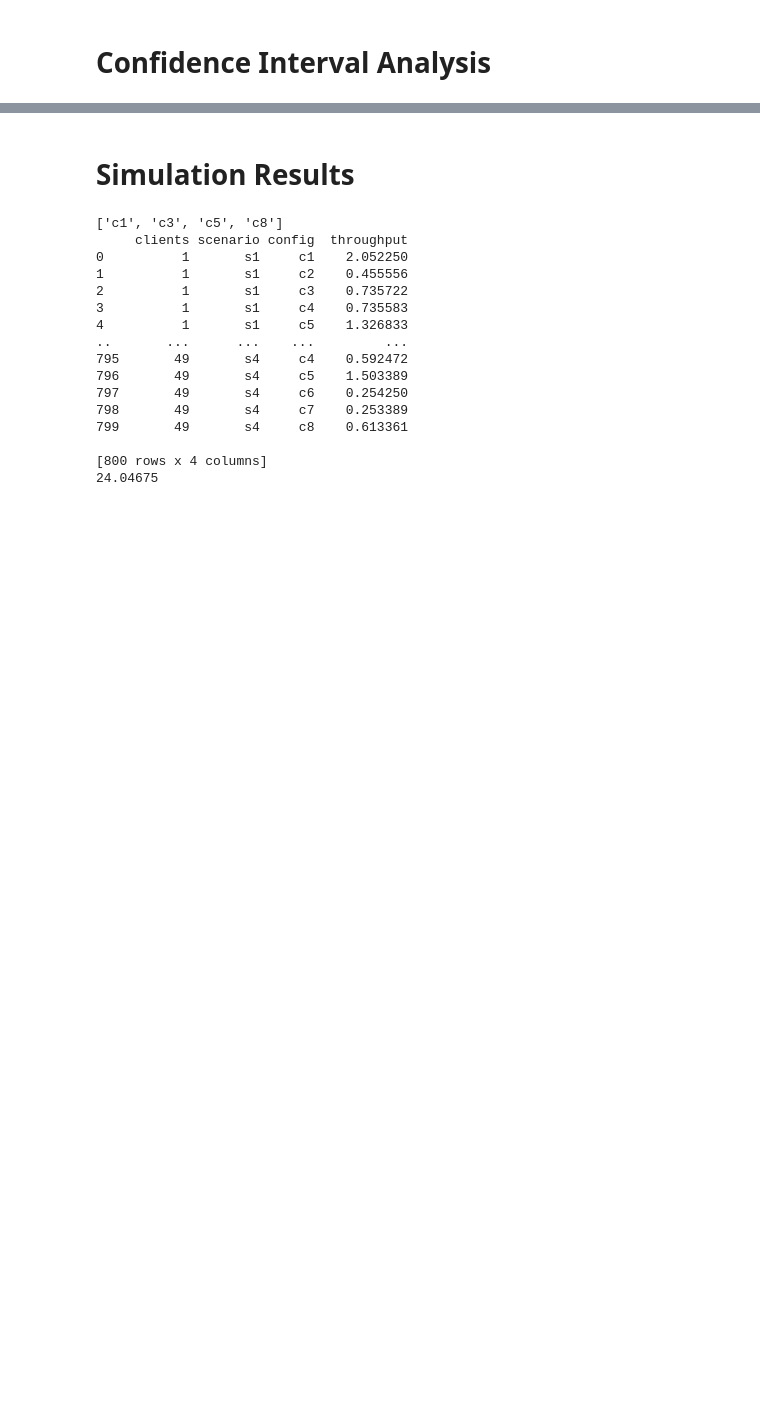
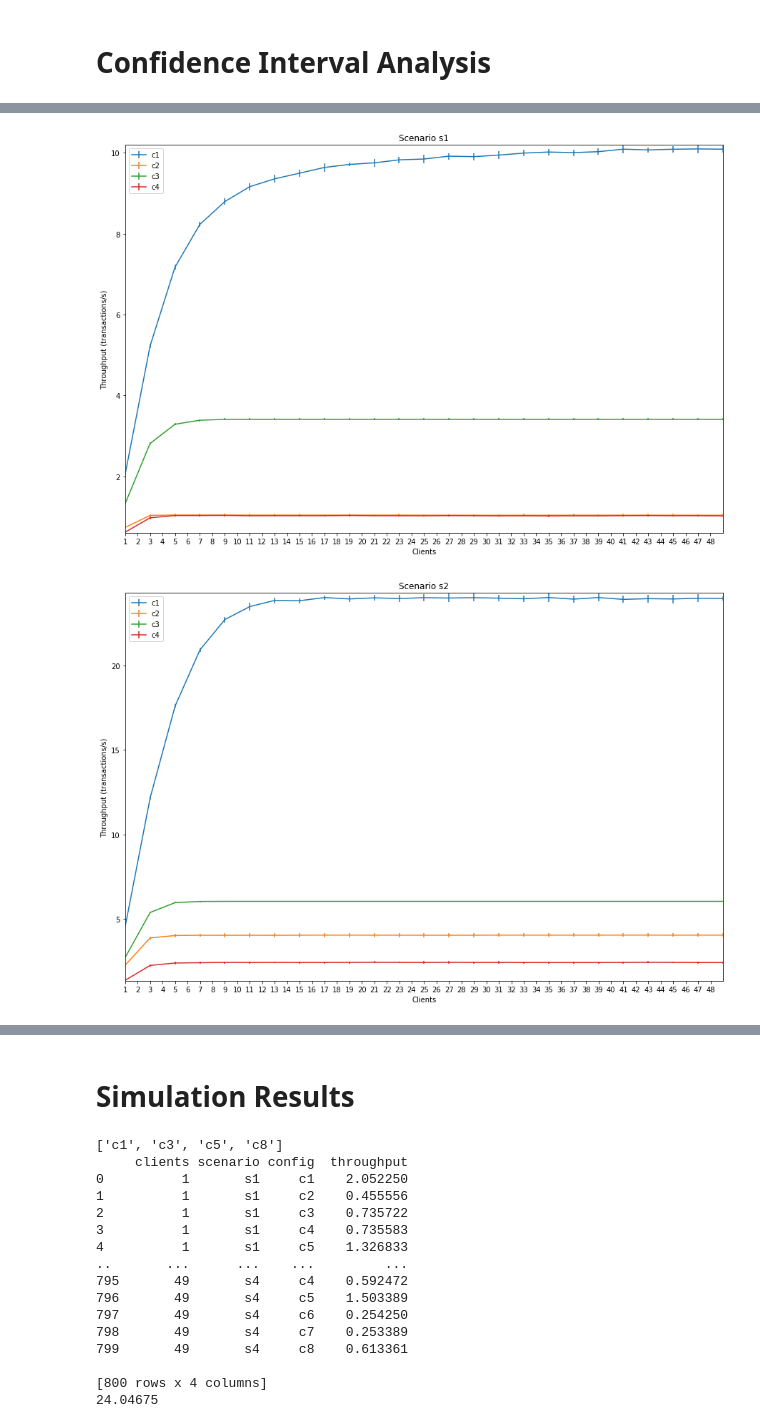
Before and after one commit to nferrante1/pecsn_project, a Jupyter notebook: Jupyter/Confidence Interval Analysis.ipynb, the cells around one changed output, grey strips where cells are left out. Cells and saved outputs as stored; diff of their text form; code cells hidden in the pictures; blank space fills up the shorter version.

```diff
--- a/Jupyter/Confidence Interval Analysis.ipynb
+++ b/Jupyter/Confidence Interval Analysis.ipynb
@@ -56,0 +71,23 @@ print(dfThroughput)
+# %%
+#FOR EVERY SCENARIO AND EVERY CONFIGURATIONS SHOW HOW CHANGE THE THROUGHPUT TIME WITH DIFFERENT NUMBER OF CLIENTS
+
+for scenario in scenarios:
+    plt.figure(figsize=(15,10))
+    plt.title("Scenario "+scenario)
+    plt.margins(0)
+    plt.xticks(range(dfThroughput['clients'].min(),dfThroughput['clients'].max()))
+    markers=["-o","^","+","d","h",]
+    for index,conf in enumerate(configurations):
+        dfTemp=dfThroughput.loc[(dfThroughput['scenario']== scenario) & (dfThroughput['config'] == conf)]
+        plt.errorbar(dfTemp['clients'], dfTemp['throughput_mean'],yerr=dfTemp['throughput_ci'])
+
+
+    #LABELLING THE PLOT
+    plt.xlabel('Clients')
+    plt.ylabel('Throughput (transactions/s)')
+    #plt.legend(configurations)
+    plt.legend(['c1','c2','c3','c4'])
+    plt.show()
+# %% [output]
+[figure, added]
+[figure, added]
```
Also changed, not shown: parts of 10 cells of this notebook, 1 other file.
